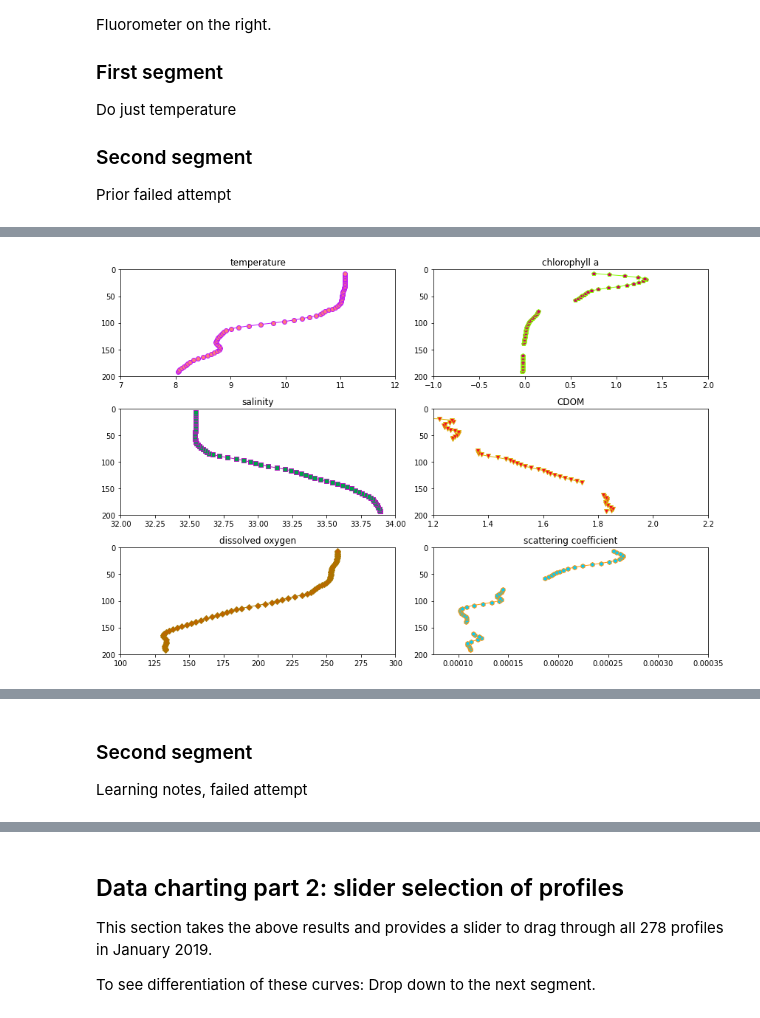
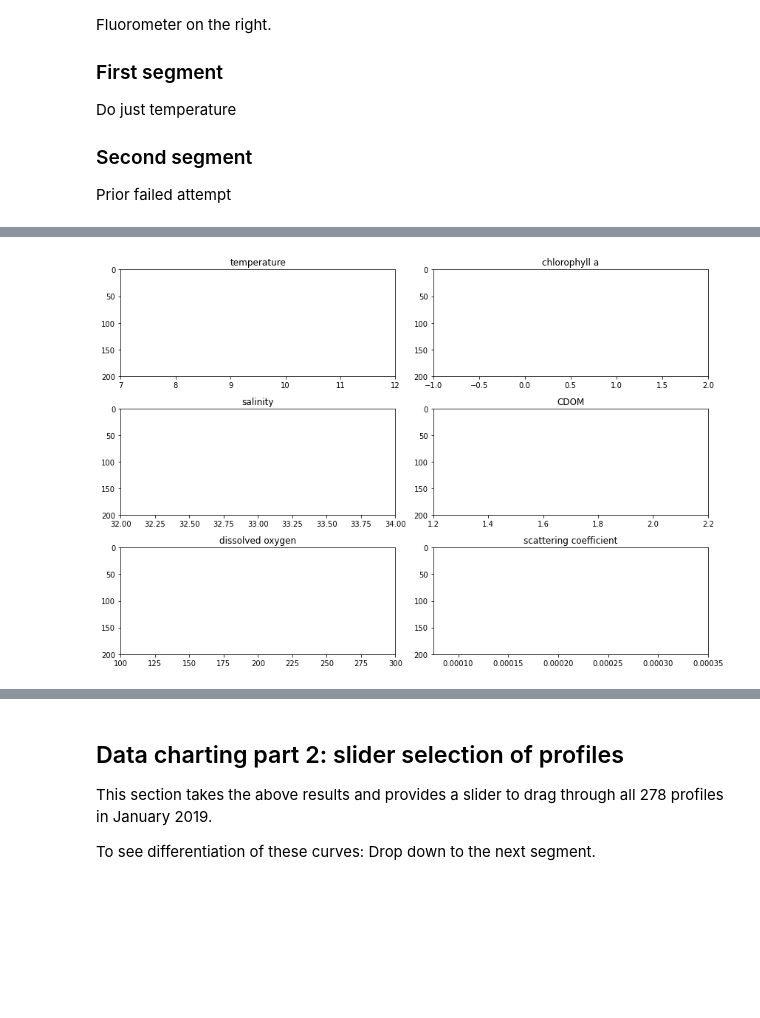
Before and after one commit to lsetiawan/ocean, a Jupyter notebook: Ocean 01 D Photic Zone Reduction.ipynb, the cells around one changed output, grey strips where cells are left out. Cells and saved outputs as stored; diff of their text form; code cells hidden in the pictures; blank space fills up the shorter version.

```diff
--- a/Ocean 01 D Photic Zone Reduction.ipynb
+++ b/Ocean 01 D Photic Zone Reduction.ipynb
@@ -421,7 +421,7 @@ def init():
 # animation function. This is called sequentially
 def animated_chart(i):
 
-    time0, time1 = dt64(ds_CTD.time[ascent0[i]].data), dt64(ds_CTD.time[ascent1[i]].data)
+    time0, time1 = dt64(ds_CTD.time[ascent_start_indices[i]].data), dt64(ds_CTD.time[ascent_end_indices[i]].data)
 
     ds_CTD_time_slice   =         ds_CTD.sel(time=slice(time0, time1))
     ds_fluor_time_slice = ds_Fluorometer.sel(time=slice(time0, time1))
@@ -452,6 +452,8 @@ def animated_chart(i):
     # was return (line0, line1,)
 
 # call the animator. blit=True means only re-draw the parts that have changed.
-anim = animation.FuncAnimation(fig, animated_chart, init_func=init, frames=278, interval=100, blit=True, repeat=False)
-HTML(anim.to_html5_video())
+# turned off while working elsewhere
+if False:
+    anim = animation.FuncAnimation(fig, animated_chart, init_func=init, frames=278, interval=100, blit=True, repeat=False)
+    HTML(anim.to_html5_video())
 # %% [output]
@@ -459,4 +460,4 @@ HTML(anim.to_html5_video())
-[figure, old version]
+[figure, new version]
 # %%
 # ani = animation.FuncAnimation(fig, MakeChart, interval=50, frames=15, repeat=True, blit=True) # frames > 278
 anim.save('./osb_temp.mp4')    # prior code added , writer=writer)
@@ -469,7 +470,3 @@ from IPython.display import Video
 Video("./osb_temp.mp4", embed=True)
 # %% [output]
 [interactive output not drawn]
-# %% [markdown]
-### Second segment
-
-Learning notes, failed attempt
```
Also changed, not shown: parts of 8 cells of this notebook, 1 other file.
